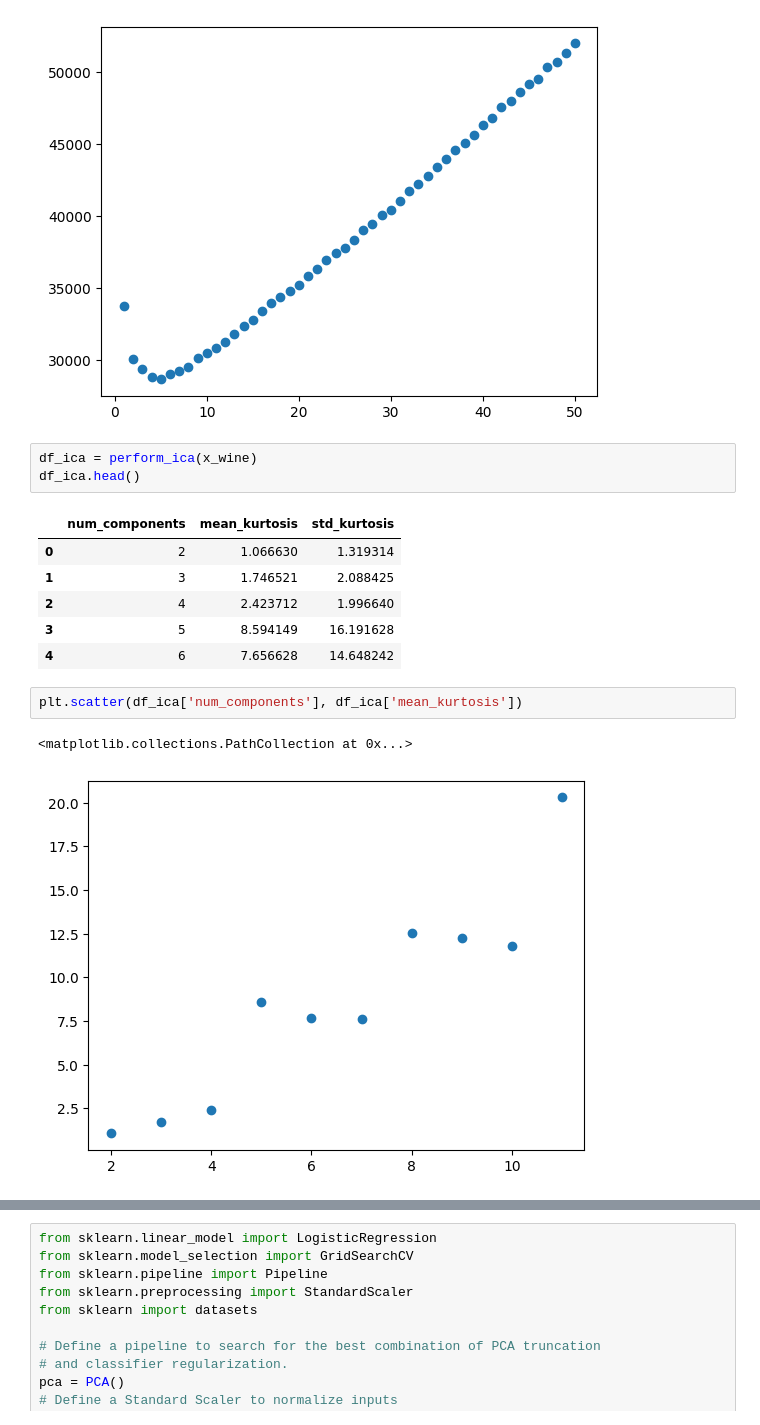
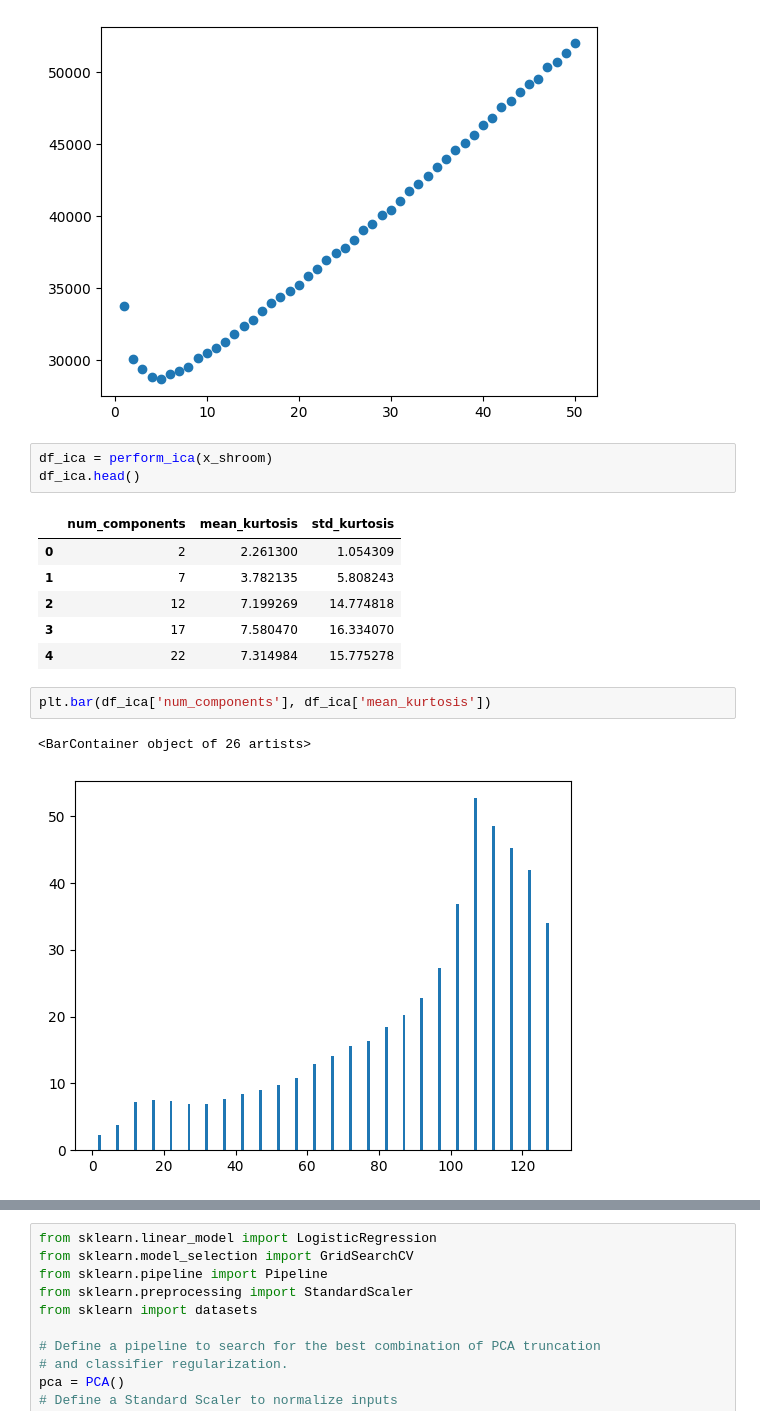
Before and after one commit to lboadi2/machine_learning, a Jupyter notebook: 3_unsupervised_learning/unsupe_models.ipynb, the cells around one changed output, grey strips where cells are left out. Saved outputs shown, nothing was run; the diff lists cells and outputs as text.

Commit message:
added some plots

```diff
--- a/3_unsupervised_learning/unsupe_models.ipynb
+++ b/3_unsupervised_learning/unsupe_models.ipynb
@@ -474,18 +478,18 @@ plt.show()
 # %% [output]
 [figure]
 # %%
-df_ica = perform_ica(x_wine)
+df_ica = perform_ica(x_shroom)
 df_ica.head()
 # %% [output]
 |  | num_components | mean_kurtosis | std_kurtosis |
-| 0 | 2 | 1.066630 | 1.319314 |
-| 1 | 3 | 1.746521 | 2.088425 |
-| 2 | 4 | 2.423712 | 1.996640 |
-| 3 | 5 | 8.594149 | 16.191628 |
-| 4 | 6 | 7.656628 | 14.648242 |
+| 0 | 2 | 2.261300 | 1.054309 |
+| 1 | 7 | 3.782135 | 5.808243 |
+| 2 | 12 | 7.199269 | 14.774818 |
+| 3 | 17 | 7.580470 | 16.334070 |
+| 4 | 22 | 7.314984 | 15.775278 |
 # %%
-plt.scatter(df_ica['num_components'], df_ica['mean_kurtosis'])
+plt.bar(df_ica['num_components'], df_ica['mean_kurtosis'])
 # %% [output]
-<matplotlib.collections.PathCollection at 0x...>
+<BarContainer object of 26 artists>
-[figure, old version]
+[figure, new version]
 # %%
```
Also changed, not shown: parts of 10 cells of this notebook.
